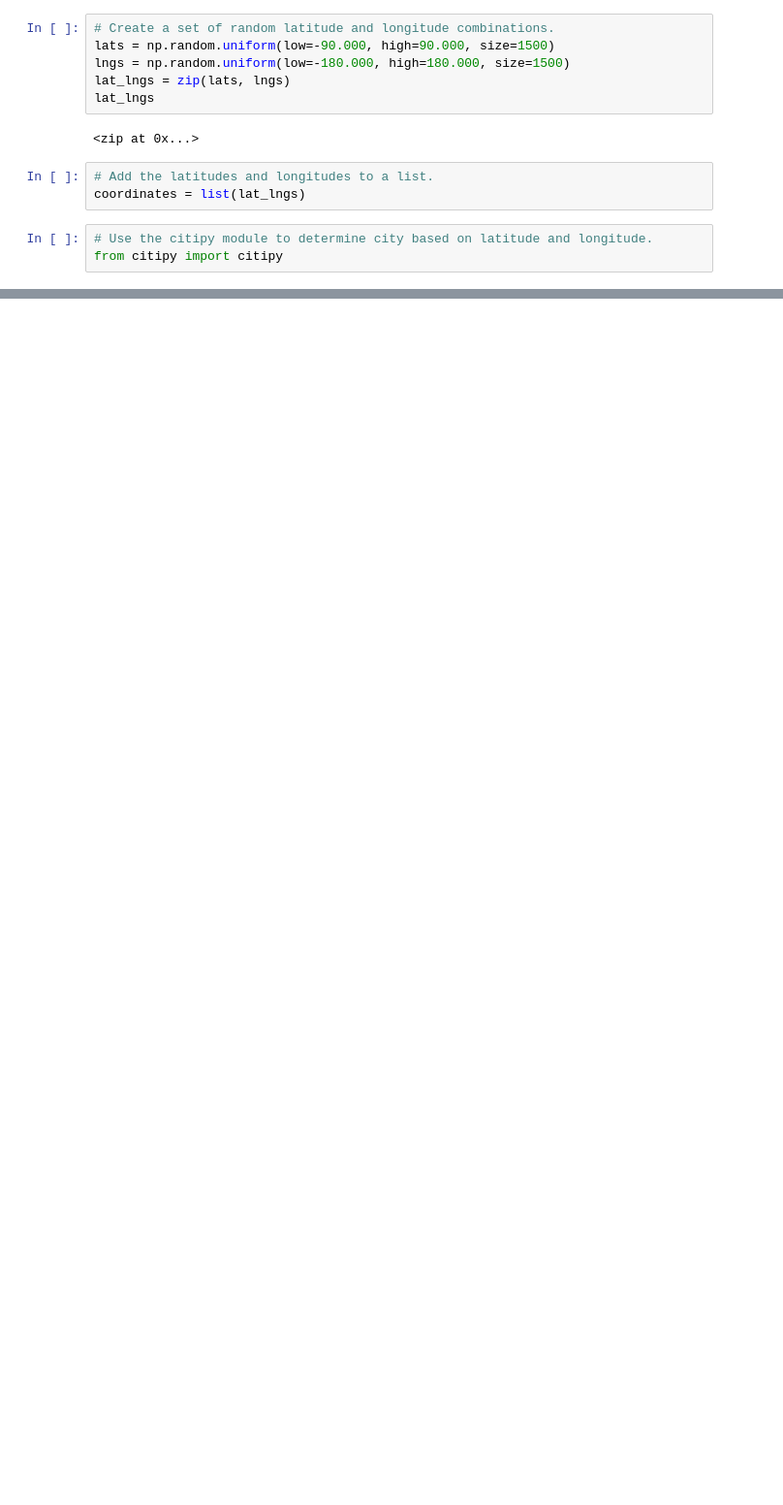
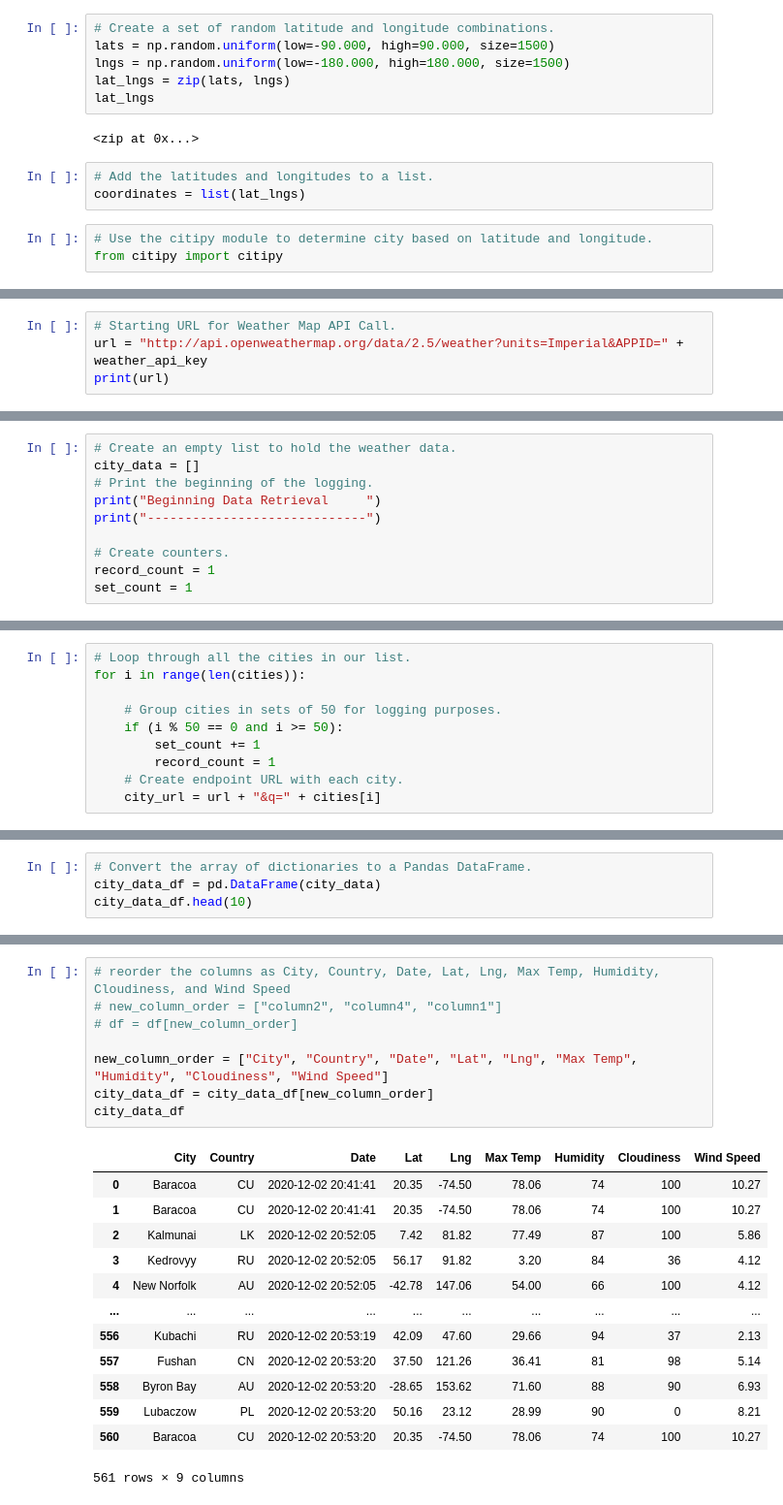
Before and after one commit to MariaGarzon/World_Weather_Analysis, a Jupyter notebook: WeatherPy.ipynb, the cells around one changed output, grey strips where cells are left out. Shown at 97% size. Cells and saved outputs as stored; diff of their text form; blank space fills up the shorter version.

```diff
--- a/WeatherPy.ipynb
+++ b/WeatherPy.ipynb
@@ -55,0 +62,4 @@ len(cities)
+# %%
+# Starting URL for Weather Map API Call.
+url = "http://api.openweathermap.org/data/2.5/weather?units=Imperial&APPID=" + weather_api_key
+print(url)
@@ -55,0 +68,10 @@ len(cities)
+# %%
+# Create an empty list to hold the weather data.
+city_data = []
+# Print the beginning of the logging.
+print("Beginning Data Retrieval     ")
+print("-----------------------------")
+
+# Create counters.
+record_count = 1
+set_count = 1
@@ -55,0 +81,10 @@ len(cities)
+# %%
+# Loop through all the cities in our list.
+for i in range(len(cities)):
+
+    # Group cities in sets of 50 for logging purposes.
+    if (i % 50 == 0 and i >= 50):
+        set_count += 1
+        record_count = 1
+    # Create endpoint URL with each city.
+    city_url = url + "&q=" + cities[i]
@@ -55,0 +162,4 @@ len(cities)
+# %%
+# Convert the array of dictionaries to a Pandas DataFrame.
+city_data_df = pd.DataFrame(city_data)
+city_data_df.head(10)
@@ -55,0 +178,22 @@ len(cities)
+# %%
+# reorder the columns as City, Country, Date, Lat, Lng, Max Temp, Humidity, Cloudiness, and Wind Speed
+# new_column_order = ["column2", "column4", "column1"]
+# df = df[new_column_order]
+
+new_column_order = ["City", "Country", "Date", "Lat", "Lng", "Max Temp", "Humidity", "Cloudiness", "Wind Speed"]
+city_data_df = city_data_df[new_column_order]
+city_data_df
+# %% [output]
+|  | City | Country | Date | Lat | Lng | Max Temp | Humidity | Cloudiness | Wind Speed |
+| 0 | Baracoa | CU | 2020-12-02 20:41:41 | 20.35 | -74.50 | 78.06 | 74 | 100 | 10.27 |
+| 1 | Baracoa | CU | 2020-12-02 20:41:41 | 20.35 | -74.50 | 78.06 | 74 | 100 | 10.27 |
+| 2 | Kalmunai | LK | 2020-12-02 20:52:05 | 7.42 | 81.82 | 77.49 | 87 | 100 | 5.86 |
+| 3 | Kedrovyy | RU | 2020-12-02 20:52:05 | 56.17 | 91.82 | 3.20 | 84 | 36 | 4.12 |
+| 4 | New Norfolk | AU | 2020-12-02 20:52:05 | -42.78 | 147.06 | 54.00 | 66 | 100 | 4.12 |
+| ... | ... | ... | ... | ... | ... | ... | ... | ... | ... |
+| 556 | Kubachi | RU | 2020-12-02 20:53:19 | 42.09 | 47.60 | 29.66 | 94 | 37 | 2.13 |
+| 557 | Fushan | CN | 2020-12-02 20:53:20 | 37.50 | 121.26 | 36.41 | 81 | 98 | 5.14 |
+| 558 | Byron Bay | AU | 2020-12-02 20:53:20 | -28.65 | 153.62 | 71.60 | 88 | 90 | 6.93 |
+| 559 | Lubaczow | PL | 2020-12-02 20:53:20 | 50.16 | 23.12 | 28.99 | 90 | 0 | 8.21 |
+| 560 | Baracoa | CU | 2020-12-02 20:53:20 | 20.35 | -74.50 | 78.06 | 74 | 100 | 10.27 |
+561 rows × 9 columns
```
Also changed, not shown: parts of 9 cells of this notebook, 3 other files.
